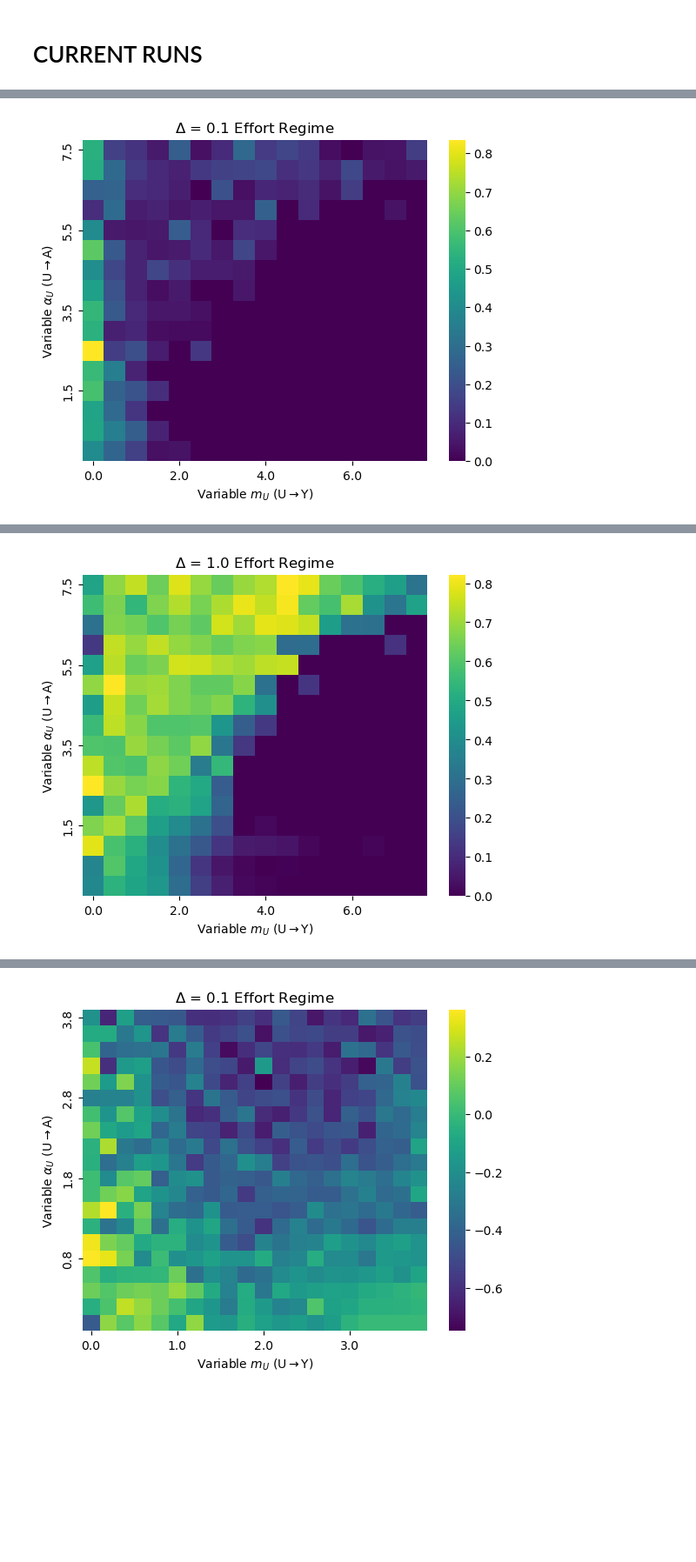
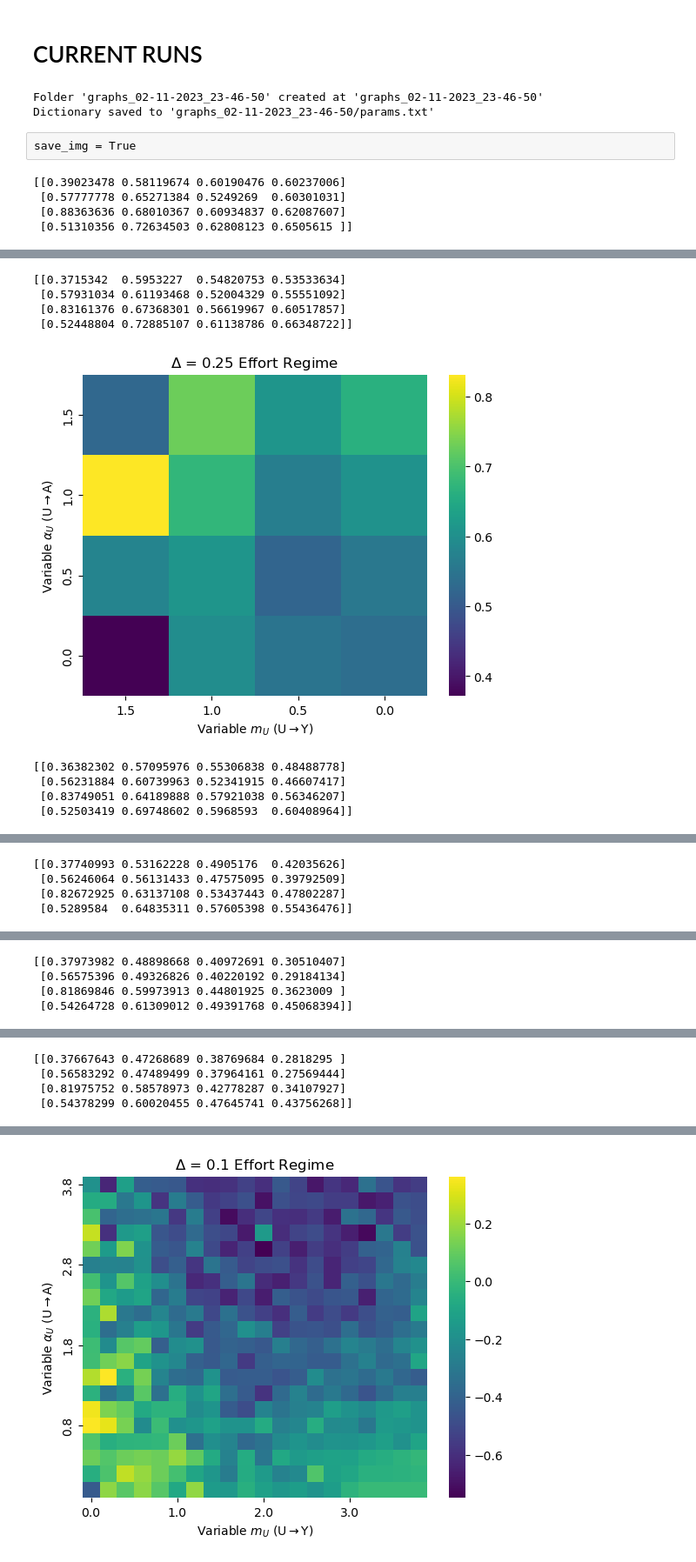
Before and after one commit to sgunlukMILA/performative_pred_fairness, a Jupyter notebook: initial_sim.ipynb, the cells around one changed output, grey strips where cells are left out. Shown at 87% size. Drawn from its saved outputs; the diff is of its cells as text; code cells hidden in the pictures; blank space fills up the shorter version.

Commit message:
Added better saving method for graphs
Added better saving method for heatmaps, with corresponding logger_helper, with the helper functions for creating folders, etc.

```diff
--- a/initial_sim.ipynb
+++ b/initial_sim.ipynb
@@ -310,46 +266,49 @@ labels = {
     'u_y_const': r"$m_U$ (U$\rightarrow$Y)",
 }
 # %%
-simulation_gaming = {
+simulation_params = {
   "trials": 5,
   "str_vars": np.array(["u_a_const", "u_y_const"]),
-  "vars_0": np.arange(0, 8, 0.5),
-  "vars_1": np.arange(0, 8, 0.5),
+  "vars_0": np.arange(0, 4, 0.25),
+  "vars_1": np.arange(0, 4, 0.25),
   "deltas": np.array([0.1, 0.25, 0.5, 1, 2, 2.5]),
   "cost_fn": {'w': np.array([1, 1]),'b': 0},
-  "type_effort": ["Lowest", "Low", "Mid-Low", "Mid", "High", "Higher", "Highest"],
-  "type_sims": ["test_A_", "test_C_", "test_AC_"],
-  "imprtnc_type_sims": ["test_A", "test_C", "test_Difference_between_A_and_C", "test_Improve_A_or_C"],
-  "imprtnc_title_sims": ["A", "C", "Difference between A and C", "Categorical Heatmap of A vs. C Importance"]
 }
 # %%
+all_params = default_params.copy()
+all_params.update(simulation_params)
+graph_folder = logger.initialize_graph_folder(all_params)
+simulation_params["graph_folder"] = graph_folder
+
 with warnings.catch_warnings():
   warnings.filterwarnings("ignore", category=RuntimeWarning, message="Mean of empty slice")
   warnings.filterwarnings("ignore", category=RuntimeWarning, message="invalid value encountered in double_scalars")
 
-  ei_data_test_large = new_fairness_violation(data_gen_process = NewScalarLinearDecisionModel,
+  ei_data_test = new_fairness_violation(SCM = NewScalarLinearDecisionModel,
                                         trainer = LogisticRegression(),
-                                        trials = simulation_gaming["trials"],
-                                        params = default_params.copy(),
-                                        deltas = simulation_gaming["deltas"],
-                                        cost_fn = simulation_gaming["cost_fn"],
-                                        str_vars = simulation_gaming["str_vars"],
-                                        vars_0 = simulation_gaming["vars_0"],
-                                        vars_1 = simulation_gaming["vars_1"])
+                                        SCM_params = default_params.copy(),
+                                        sim_params = simulation_params.copy())
+
+logger.save_sim_data(folder_name = graph_folder, sim_data = ei_data_test)
+# %% [output]
+Folder 'graphs_02-11-2023_23-46-50' created at 'graphs_02-11-2023_23-46-50'
+Dictionary saved to 'graphs_02-11-2023_23-46-50/params.txt'
-# %%
-save_img = False
-ei_data_test = ei_data_test_large
+# %% [raw]
+save_img = True
 # %%
 #DIFF IN IMPROVABILITY GRAPHS
-for d, delta in enumerate(simulation_gaming["deltas"]):
+ei_data_test["improve_data"] = np.array(ei_data_test["improve_data"])
+for d, delta in enumerate(simulation_params["deltas"]):
   #print(ei_data_SY_test["ei_data"][d])
   #print(ei_data_SY_test["mask"][d])
-  graph.all_improve_heat_map_effort(ei_data_test["improve_data"][d][:,:,0],
+  graph.heat_map_effort(sim_params = simulation_params, results = ei_data_test["improve_data"][d][:,:,0],
+                        type_graph = "Improvement_0", delta = delta, save=save_img)
+  '''graph.heat_map_effort(ei_data_test["improve_data"][d][:,:,1],
                               simulation_gaming["vars_0"], labels[simulation_gaming["str_vars"][0]],
                               simulation_gaming["vars_1"], labels[simulation_gaming["str_vars"][1]],
-                              simulation_gaming["type_effort"][d], "Improvement_0", delta, save=save_img)
-  graph.all_improve_heat_map_effort(ei_data_test["improve_data"][d][:,:,1],
-                              simulation_gaming["vars_0"], labels[simulation_gaming["str_vars"][0]],
-                              simulation_gaming["vars_1"], labels[simulation_gaming["str_vars"][1]],
-                              simulation_gaming["type_effort"][d], "Improvement_1", delta, save=save_img)
+                              simulation_gaming["type_effort"][d], "Improvement_1", delta, save=save_img)'''
 # %% [output]
+[[0.39023478 0.58119674 0.60190476 0.60237006]
+ [0.57777778 0.65271384 0.5249269  0.60301031]
+ [0.88363636 0.68010367 0.60934837 0.62087607]
+ [0.51310356 0.72634503 0.62808123 0.6505615 ]]
@@ -357 +316,9 @@ for d, delta in enumerate(simulation_gaming["deltas"]):
+[[0.3715342  0.5953227  0.54820753 0.53533634]
+ [0.57931034 0.61193468 0.52004329 0.55551092]
+ [0.83161376 0.67368301 0.56619967 0.60517857]
+ [0.52448804 0.72885107 0.61138786 0.66348722]]
-[figure, old version]
+[figure, new version]
+[[0.36382302 0.57095976 0.55306838 0.48488778]
+ [0.56231884 0.60739963 0.52341915 0.46607417]
+ [0.83749051 0.64189888 0.57921038 0.56346207]
+ [0.52503419 0.69748602 0.5968593  0.60408964]]
@@ -358,0 +326,4 @@ for d, delta in enumerate(simulation_gaming["deltas"]):
+[[0.37740993 0.53162228 0.4905176  0.42035626]
+ [0.56246064 0.56131433 0.47575095 0.39792509]
+ [0.82672925 0.63137108 0.53437443 0.47802287]
+ [0.5289584  0.64835311 0.57605398 0.55436476]]
@@ -359,0 +331,4 @@ for d, delta in enumerate(simulation_gaming["deltas"]):
+[[0.37973982 0.48898668 0.40972691 0.30510407]
+ [0.56575396 0.49326826 0.40220192 0.29184134]
+ [0.81869846 0.59973913 0.44801925 0.3623009 ]
+ [0.54264728 0.61309012 0.49391768 0.45068394]]
@@ -360,0 +336,4 @@ for d, delta in enumerate(simulation_gaming["deltas"]):
+[[0.37667643 0.47268689 0.38769684 0.2818295 ]
+ [0.56583292 0.47489499 0.37964161 0.27569444]
+ [0.81975752 0.58578973 0.42778287 0.34107927]
+ [0.54378299 0.60020455 0.47645741 0.43756268]]
@@ -362 +340,0 @@ for d, delta in enumerate(simulation_gaming["deltas"]):
-[figure, removed]
```
Also changed, not shown: parts of 3 cells of this notebook, 4 other files.
